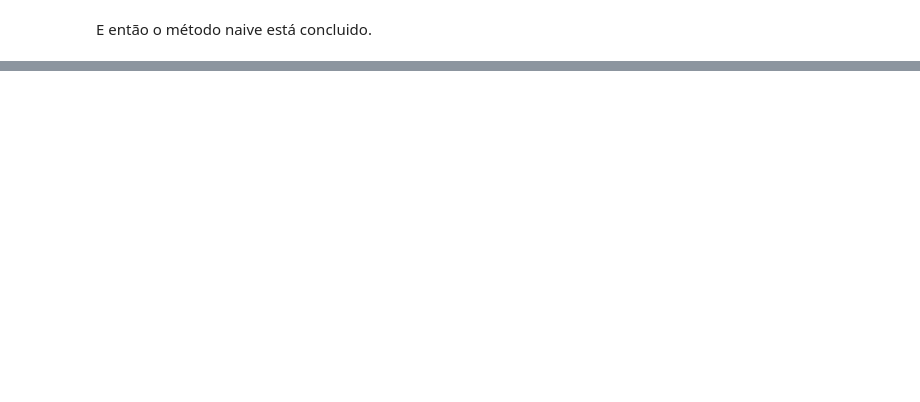
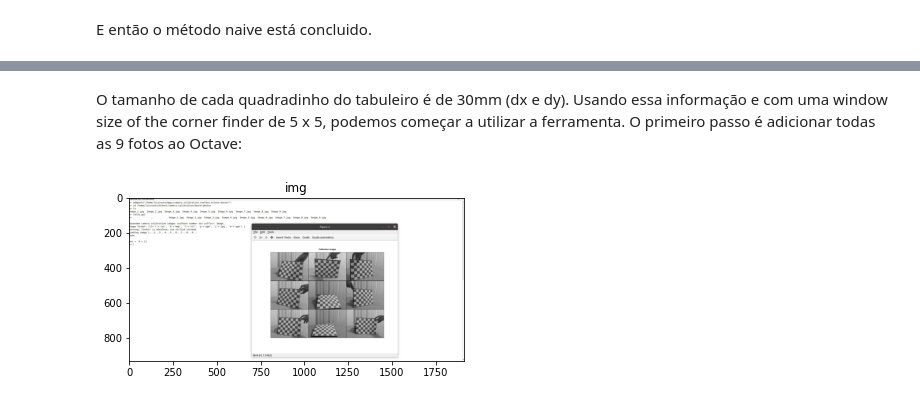
Before and after one commit to luiz-couto/camera-calibration, a Jupyter notebook: camera-calibration.ipynb, the cells around one changed output, grey strips where cells are left out. Cells and saved outputs as stored; diff of their text form; code cells hidden in the pictures; blank space fills up the shorter version.

Commit message:
finish step 1 and 2

```diff
--- a/camera-calibration.ipynb
+++ b/camera-calibration.ipynb
@@ -118,0 +142,11 @@ E então o método naive está concluido.
+# %% [markdown]
+O tamanho de cada quadradinho do tabuleiro é de 30mm (dx e dy). Usando essa informação e com uma window size of the corner finder de 5 x 5, podemos começar a utilizar a ferramenta. O primeiro passo é adicionar todas as 9 fotos ao Octave:
+# %%
+img = cv2.imread('steps-octave/step_1.jpg')
+RGB_im = cv2.cvtColor(img, cv2.COLOR_BGR2RGB)
+
+plt.imshow(RGB_im)
+plt.title('img')
+plt.show()
+# %% [output]
+[figure, added]
```
Also changed, not shown: parts of 16 cells of this notebook, 15 other files.
